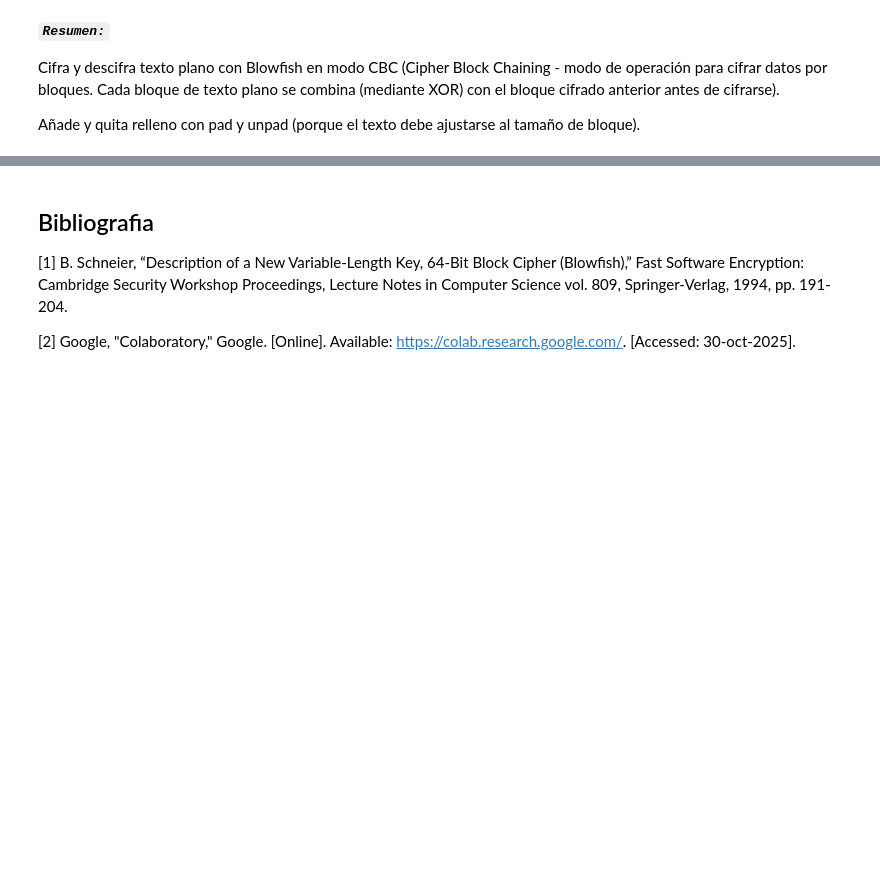
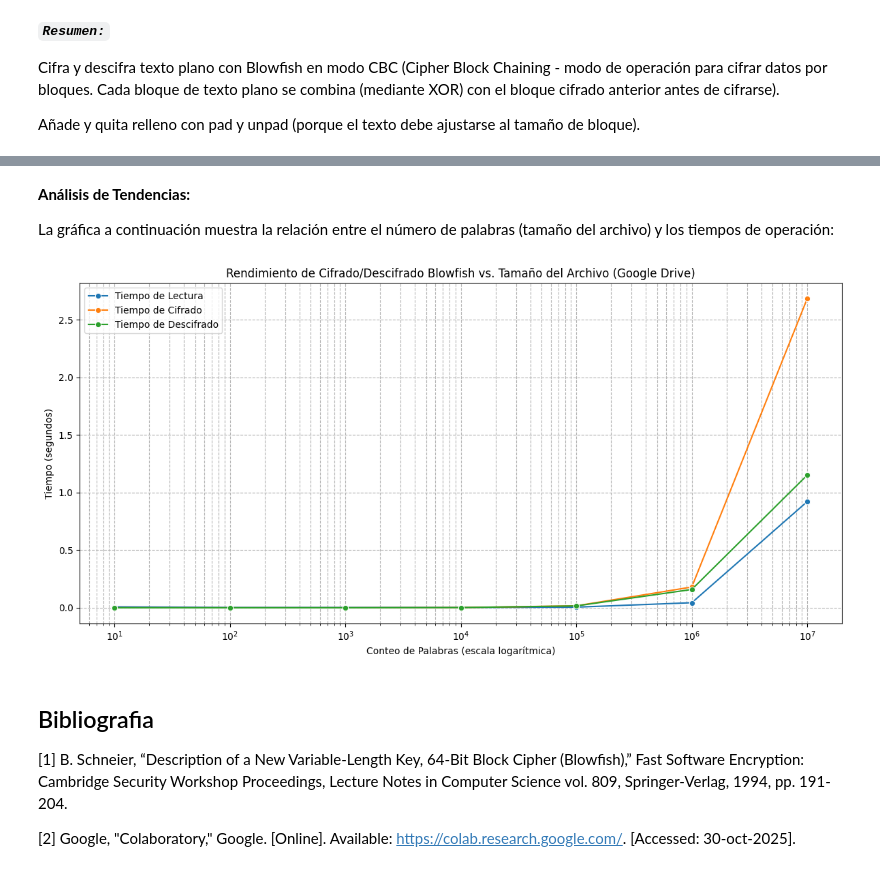
Before and after one commit to 25-26-CSI/GRUPO2, a Jupyter notebook: Tarea04-U1-G2 Algoritmos Simétricos y Asimétricos/Tarea04-U1-G2_SIMÉTRICO.ipynb, the cells around one changed output, grey strips where cells are left out. Cells and saved outputs as stored; diff of their text form; code cells hidden in the pictures; blank space fills up the shorter version.

```diff
--- a/Tarea04-U1-G2 Algoritmos Simétricos y Asimétricos/Tarea04-U1-G2_SIMÉTRICO.ipynb
+++ b/Tarea04-U1-G2 Algoritmos Simétricos y Asimétricos/Tarea04-U1-G2_SIMÉTRICO.ipynb
@@ -123,0 +300,8 @@ Añade y quita relleno con pad y unpad (porque el texto debe ajustarse al tamañ
+# %%
+print("\n--- Resumen de Resultados de Rendimiento desde Google Drive ---")
+
+# Convierte los resultados a un DataFrame de pandas para una mejor visualización y análisis
+df_drive_performance = pd.DataFrame(drive_performance_results)
+print(df_drive_performance)
+
+print("\n--- Análisis de Tendencias de Rendimiento desde Google Drive ---\n")
@@ -124,3 +360,24 @@ Añade y quita relleno con pad y unpad (porque el texto debe ajustarse al tamañ
+# %% [markdown]
+**Análisis de Tendencias:**
+
+La gráfica a continuación muestra la relación entre el número de palabras (tamaño del archivo) y los tiempos de operación:
+# %%
+# Graficando los resultados
+plt.figure(figsize=(12, 6))
+sns.lineplot(data=df_drive_performance, x='word_count', y='read_time', label='Tiempo de Lectura', marker='o')
+sns.lineplot(data=df_drive_performance, x='word_count', y='encrypt_time', label='Tiempo de Cifrado', marker='o')
+sns.lineplot(data=df_drive_performance, x='word_count', y='decrypt_time', label='Tiempo de Descifrado', marker='o')
+
+plt.xscale('log') # Usa escala logarítmica para el conteo de palabras debido al amplio rango
+plt.title('Rendimiento de Cifrado/Descifrado Blowfish vs. Tamaño del Archivo (Google Drive)')
+plt.xlabel('Conteo de Palabras (escala logarítmica)')
+plt.ylabel('Tiempo (segundos)')
+plt.grid(True, which="both", ls="--", c='0.7')
+plt.legend()
+plt.tight_layout()
+plt.show()
+# %% [output]
+[figure, added]
 # %% [markdown]
 ## Bibliografia
 
```
Also changed, not shown: parts of 10 cells of this notebook, 4 other files.
